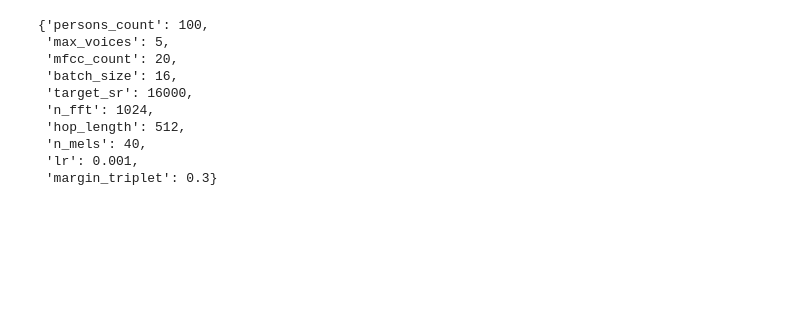
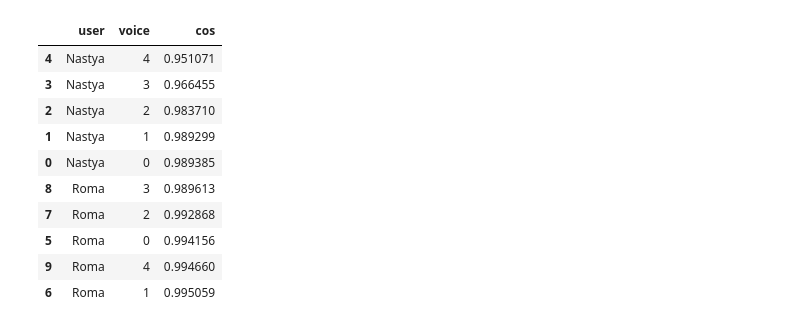
Before and after one commit to Outsider-corp/voice_biometry_recognition, a Jupyter notebook: MD/VI_system.ipynb, the cells around one changed output. Saved outputs shown, nothing was run; the diff lists cells and outputs as text; code cells hidden in the pictures; blank space fills up the shorter version.

Commit message:
add voice params

```diff
--- a/MD/VI_system.ipynb
+++ b/MD/VI_system.ipynb
@@ -13,3 +15,13 @@ with open('voice_params/v3_voice_params_100pers_5vox.json', 'r') as f:
     model_params = json.load(f)
 # %%
 model = get_DTDNNSS_model()
+# %%
+model = DtdnnssBase_v1(num_class=7323,
+                           mid_channels=[64, 96, 128, 128, 160],
+                           reduction_channels=[32, 64, 32, 64, 32],
+                           chromosome=[3, 4, 2, 2, 2, 1, 1, 3, 1, 0, 0, 3, 3, 2, 4, 4, 3, 3],
+                           feature_dim=128)
+state_dict = torch.load(r'speechnas\checkpoint\dtdnnss_3.1M_eer1.14.pth')
+
+model.load_state_dict(state_dict[CheckpointKey.ModelState], strict=False)
+model.eval()
@@ -16,10 +52,11 @@ model = get_DTDNNSS_model()
 # %%
-db = load_db(r'output/db1')
+db = load_db(r'output/db2_extracted.json')
 # %%
-test_data = r'output\test_rec_heads.wav'
+test_data = r'output\test_rec_wav.wav'
+# test_data = r'D:\University\Диссерт\test_data_01_full\id10003\_JpHD6VnJ3I\0001.wav'
 # test_data = r'D:\University\Диссерт\test_data_01_full\id10001\1zcIwhmdeo4\00001.wav'
 # crop_and_convert_audio(test_data, duration_s=10)
 # emb = emb_from_file(model, f'{test_data[:-3]}wav', model_params)
-emb = emb_from_file(model, test_data, model_params)
+emb = emb_from_file(model, test_data, model_params, features_type='mfcc')
 
 df = identification_emb(db, emb)
@@ -45,13 +63,14 @@ df
 # %%
-model_params
+df
 # %% [output]
-{'persons_count': 100,
- 'max_voices': 5,
- 'mfcc_count': 20,
- 'batch_size': 16,
- 'target_sr': 16000,
- 'n_fft': 1024,
- 'hop_length': 512,
- 'n_mels': 40,
- 'lr': 0.001,
- 'margin_triplet': 0.3}
+|  | user | voice | cos |
+| 4 | Nastya | 4 | 0.951071 |
+| 3 | Nastya | 3 | 0.966455 |
+| 2 | Nastya | 2 | 0.983710 |
+| 1 | Nastya | 1 | 0.989299 |
+| 0 | Nastya | 0 | 0.989385 |
+| 8 | Roma | 3 | 0.989613 |
+| 7 | Roma | 2 | 0.992868 |
+| 5 | Roma | 0 | 0.994156 |
+| 9 | Roma | 4 | 0.994660 |
+| 6 | Roma | 1 | 0.995059 |
```
Also changed, not shown: parts of 7 cells of this notebook, 11 other files.
